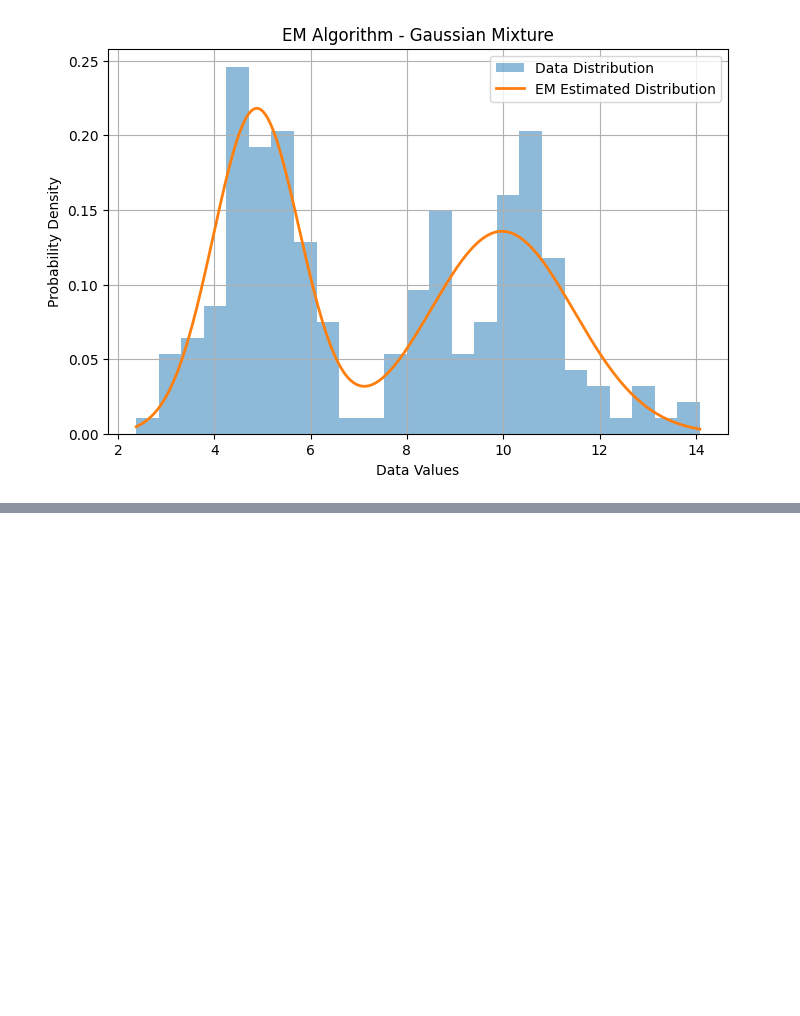
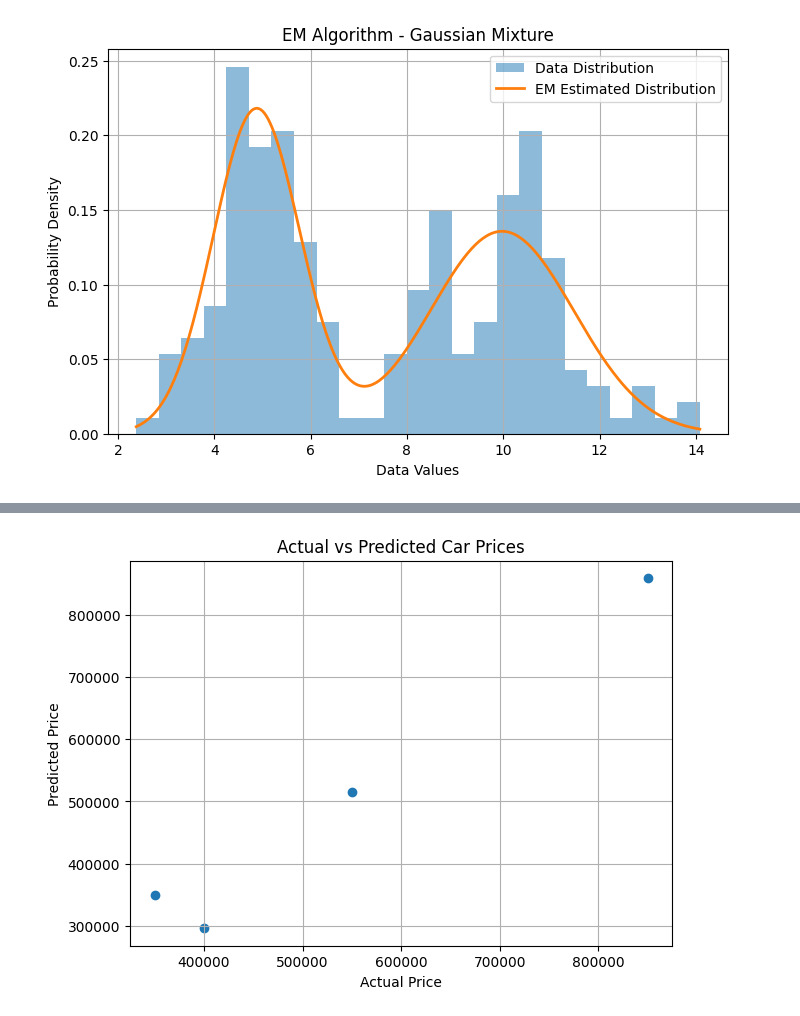
Before and after one commit to eyramana/MLA0201-FUNDAMENTALS-OF-MACHINE-LEARNING, a Jupyter notebook: Ramana_lab.ipynb, the cells around one changed output, grey strips where cells are left out. Cells and saved outputs as stored; diff of their text form; code cells hidden in the pictures; blank space fills up the shorter version.

```diff
--- a/Ramana_lab.ipynb
+++ b/Ramana_lab.ipynb
@@ -1147,0 +1389,83 @@ Cluster Variances: [0.81 2.23]
+# %%
+# Experiment No: 13
+# Question: Implement the Car Price Prediction Model using Python.
+
+import pandas as pd
+import matplotlib.pyplot as plt
+import seaborn as sns
+
+from sklearn.model_selection import train_test_split
+from sklearn.linear_model import LinearRegression
+from sklearn.metrics import mean_absolute_error, mean_squared_error, r2_score
+
+# Create Dataset
+data = {
+    'Year': [2015, 2017, 2018, 2016, 2019, 2020, 2014, 2021,
+             2018, 2017, 2022, 2016, 2019, 2020, 2015, 2021],
+    'Kilometers': [50000, 30000, 25000, 60000, 20000, 15000, 80000, 10000,
+                   35000, 45000, 8000, 65000, 22000, 18000, 70000, 12000],
+    'Fuel': [0, 1, 0, 1, 0, 0, 1, 0, 1, 0, 0, 1, 0, 0, 1, 0],
+    'Price': [400000, 550000, 600000, 450000, 750000, 850000, 300000, 950000,
+              650000, 500000, 1100000, 420000, 780000, 900000, 350000, 1000000]
+}
+
+df = pd.DataFrame(data)
+
+# Display Dataset
+print("Car Dataset:")
+print(df)
+
+# Features and Target
+X = df[['Year', 'Kilometers', 'Fuel']]
+y = df['Price']
+
+# Split Dataset
+X_train, X_test, y_train, y_test = train_test_split(
+    X, y, test_size=0.25, random_state=42
+)
+
+# Train Linear Regression Model
+model = LinearRegression()
+model.fit(X_train, y_train)
+
+# Prediction
+y_pred = model.predict(X_test)
+
+# Display Results
+print("\nActual Prices:", list(y_test))
+print("Predicted Prices:", y_pred.round(2))
+
+# Evaluation
+print("\nMean Absolute Error:", round(mean_absolute_error(y_test, y_pred), 2))
+print("Mean Squared Error:", round(mean_squared_error(y_test, y_pred), 2))
+print("R2 Score:", round(r2_score(y_test, y_pred), 2))
+
+# Predict New Car Price
+new_car = pd.DataFrame({
+    'Year': [2022],
+    'Kilometers': [10000],
+    'Fuel': [0]
+})
+
+predicted_price = model.predict(new_car)
+
+print("\nPredicted Car Price: Rs.", round(predicted_price[0], 2))
+
+# Actual vs Predicted Graph
+plt.figure(figsize=(7, 5))
+plt.scatter(y_test, y_pred)
+plt.xlabel("Actual Price")
+plt.ylabel("Predicted Price")
+plt.title("Actual vs Predicted Car Prices")
+plt.grid(True)
+plt.show()
+
+# Feature Importance Graph
+plt.figure(figsize=(7, 4))
+plt.bar(X.columns, model.coef_)
+plt.xlabel("Features")
+plt.ylabel("Coefficient")
+plt.title("Car Price Prediction - Feature Analysis")
+plt.grid(axis='y')
+plt.show()
+# %% [output]
@@ -1147,0 +1489 @@ Cluster Variances: [0.81 2.23]
+[figure, added]
```
Also changed, not shown: parts of 10 cells of this notebook.
